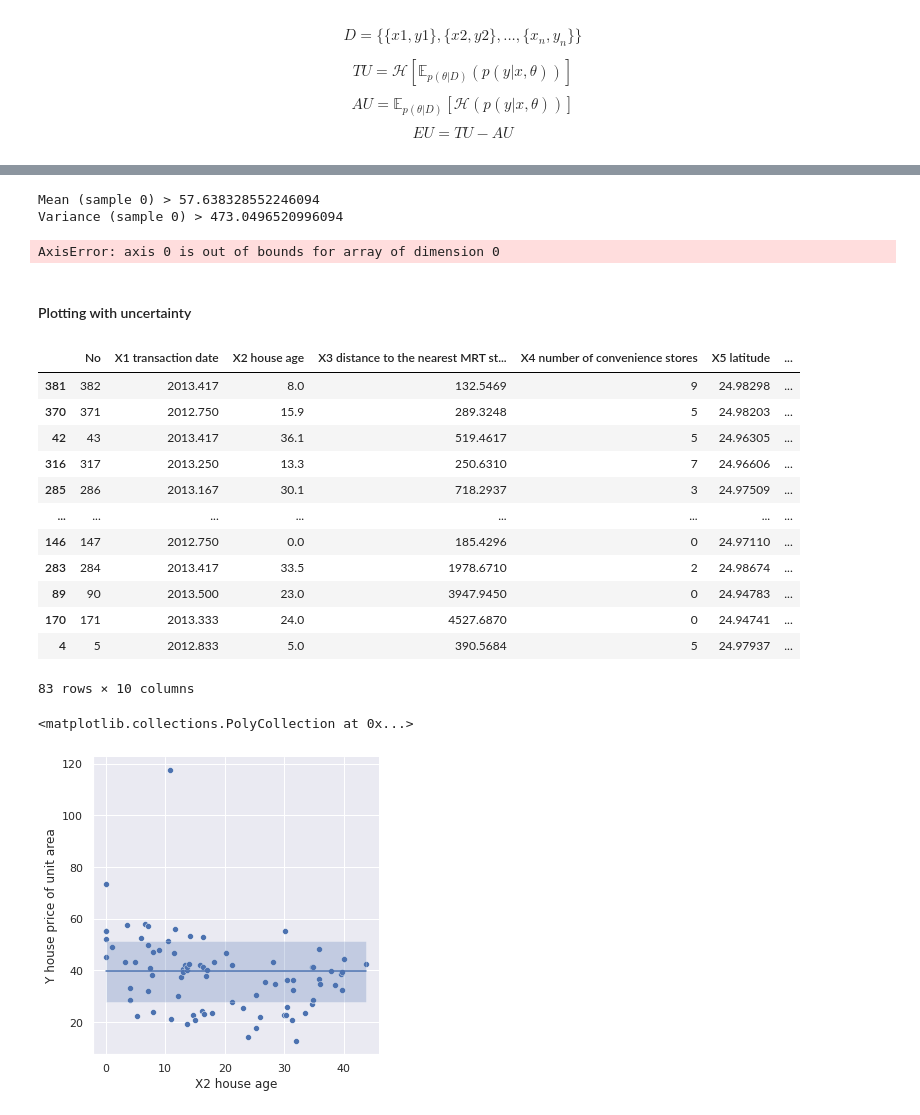
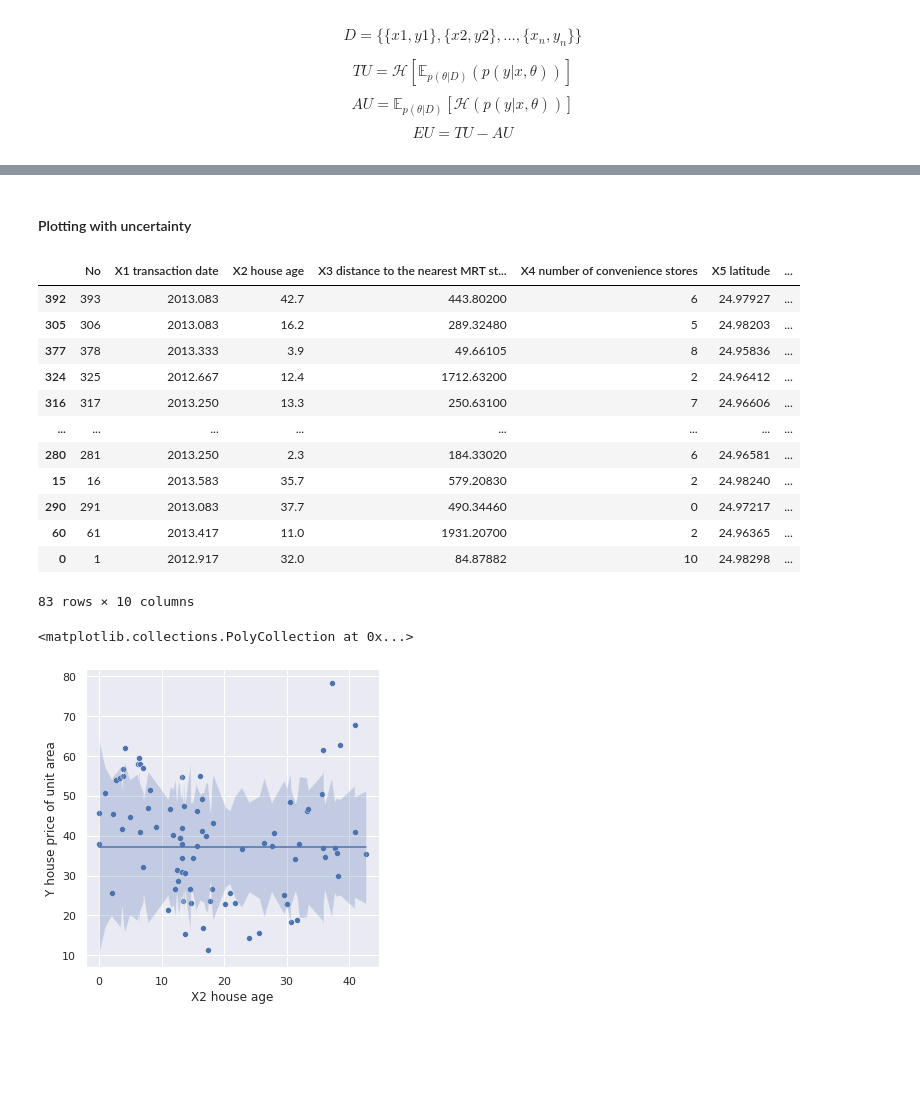
Before and after one commit to FilipaRamos/UQ_DeepLearning_Tutorial, a Jupyter notebook: mc-dropout.ipynb, the cells around one changed output, grey strips where cells are left out. Saved outputs shown, nothing was run; the diff lists cells and outputs as text; code cells hidden in the pictures; blank space fills up the shorter version.

```diff
--- a/mc-dropout.ipynb
+++ b/mc-dropout.ipynb
@@ -291,6 +291,8 @@ def uq(test_loader, net, T, display=False):
     mean = np.mean(sample_means)
     variance = np.var(sample_means)
     std = np.sqrt(variance)
+    # Std by sample
+    stds = np.std(preds, axis=0)
 
     import scipy
     norm = scipy.stats.norm(mean, std)
@@ -301,12 +303,12 @@ def uq(test_loader, net, T, display=False):
 
     tu, au, eu = uq_decomposition(prob_preds, sample_means)
 
-    return mean, variance, tu, au, eu
+    return mean, variance, stds, tu, au, eu
 # %%
 dt_mc = HouseDataset(test, scale=True)
 mc_loader = torch.utils.data.DataLoader(dt_mc, batch_size=batch_size, num_workers=2)
 # %%
-mean, variance, tu, au, eu = uq(mc_loader, mlp, 50, display=True)
+mean, variance, stds, tu, au, eu = uq(mc_loader, mlp, 50, display=True)
 print('Mean>', mean)
 print('Variance>', variance)
 print('Mean TU>', tu)
@@ -350,30 +324,23 @@ def uq_sample(preds, sample_id, verbose=True):
-# %%
-preds = mc_dropout(test_loader, mlp, 50)
-uq_sample(preds, 0)
-# %% [output]
-Mean (sample 0) > 57.638328552246094
-Variance (sample 0) > 473.0496520996094
-AxisError: axis 0 is out of bounds for array of dimension 0
 # %% [markdown]
 #### Plotting with uncertainty
 # %%
 plot_df_mc = test.copy()
 plot_df_mc['pred'] = mean
-plot_df_mc['std'] = np.sqrt(variance)
+plot_df_mc['std'] = stds
 plot_df_mc
 # %% [output]
 |  | No | X1 transaction date | X2 house age | X3 distance to the nearest MRT st... | X4 number of convenience stores | X5 latitude | ... |
-| 381 | 382 | 2013.417 | 8.0 | 132.5469 | 9 | 24.98298 | ... |
-| 370 | 371 | 2012.750 | 15.9 | 289.3248 | 5 | 24.98203 | ... |
-| 42 | 43 | 2013.417 | 36.1 | 519.4617 | 5 | 24.96305 | ... |
-| 316 | 317 | 2013.250 | 13.3 | 250.6310 | 7 | 24.96606 | ... |
-| 285 | 286 | 2013.167 | 30.1 | 718.2937 | 3 | 24.97509 | ... |
+| 392 | 393 | 2013.083 | 42.7 | 443.80200 | 6 | 24.97927 | ... |
+| 305 | 306 | 2013.083 | 16.2 | 289.32480 | 5 | 24.98203 | ... |
+| 377 | 378 | 2013.333 | 3.9 | 49.66105 | 8 | 24.95836 | ... |
+| 324 | 325 | 2012.667 | 12.4 | 1712.63200 | 2 | 24.96412 | ... |
+| 316 | 317 | 2013.250 | 13.3 | 250.63100 | 7 | 24.96606 | ... |
 | ... | ... | ... | ... | ... | ... | ... | ... |
-| 146 | 147 | 2012.750 | 0.0 | 185.4296 | 0 | 24.97110 | ... |
-| 283 | 284 | 2013.417 | 33.5 | 1978.6710 | 2 | 24.98674 | ... |
-| 89 | 90 | 2013.500 | 23.0 | 3947.9450 | 0 | 24.94783 | ... |
-| 170 | 171 | 2013.333 | 24.0 | 4527.6870 | 0 | 24.94741 | ... |
-| 4 | 5 | 2012.833 | 5.0 | 390.5684 | 5 | 24.97937 | ... |
+| 280 | 281 | 2013.250 | 2.3 | 184.33020 | 6 | 24.96581 | ... |
+| 15 | 16 | 2013.583 | 35.7 | 579.20830 | 2 | 24.98240 | ... |
+| 290 | 291 | 2013.083 | 37.7 | 490.34460 | 0 | 24.97217 | ... |
+| 60 | 61 | 2013.417 | 11.0 | 1931.20700 | 2 | 24.96365 | ... |
+| 0 | 1 | 2012.917 | 32.0 | 84.87882 | 10 | 24.98298 | ... |
 83 rows × 10 columns
 # %%
 plot_df_mc['upper'] = plot_df_mc['pred'] + plot_df_mc['std']
@@ -386,7 +353,7 @@ ax = sns.lineplot(data=plot_df_mc, x="X2 house age", y="pred")
 ax.fill_between(plot_df_mc['X2 house age'], plot_df_mc['lower'], plot_df_mc['upper'], alpha=0.25)
 # %% [output]
 <matplotlib.collections.PolyCollection at 0x...>
-[figure, old version]
+[figure, new version]
 # %%
 plot_df_mc = plot_df_mc.sort_values(by=['X3 distance to the nearest MRT station'])
 sns.set_theme(style="darkgrid")
```
Also changed, not shown: parts of 8 cells of this notebook, 3 other files.
